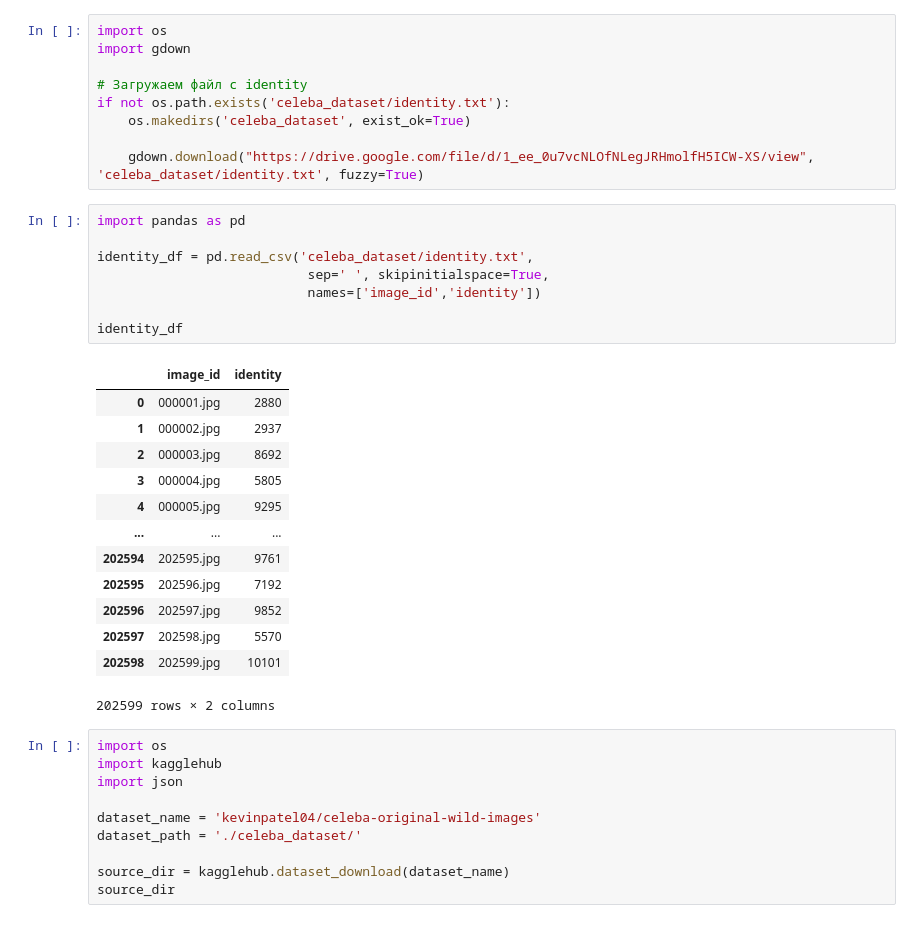
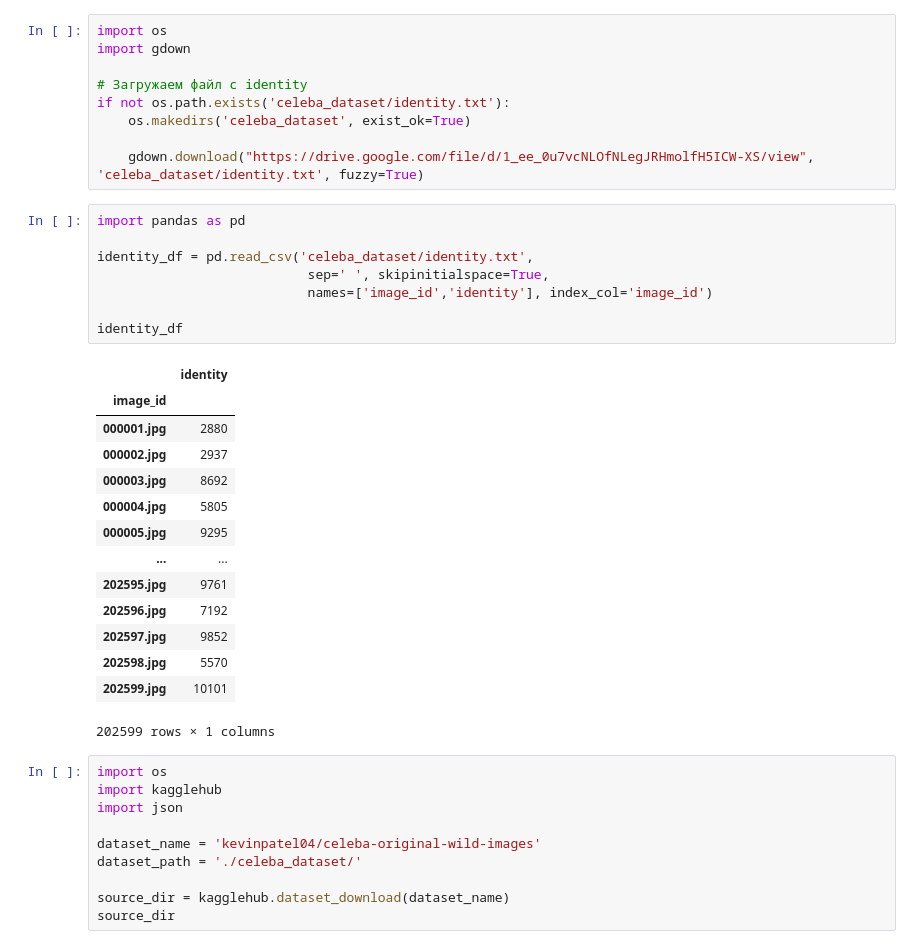
Before and after one commit to dukei/dls-fr, a Jupyter notebook: DLS-project-FR-2_PrepareDataset.ipynb, the cells around one changed output. Drawn from its saved outputs; the diff is of its cells as text.

```diff
--- a/DLS-project-FR-2_PrepareDataset.ipynb
+++ b/DLS-project-FR-2_PrepareDataset.ipynb
@@ -24,25 +24,26 @@ if not os.path.exists('celeba_dataset/identity.txt'):
 # %%
 import pandas as pd
 
 identity_df = pd.read_csv('celeba_dataset/identity.txt',
                            sep=' ', skipinitialspace=True,
-                           names=['image_id','identity'])
+                           names=['image_id','identity'], index_col='image_id')
 
 identity_df
 # %% [output]
-|  | image_id | identity |
-| 0 | 000001.jpg | 2880 |
-| 1 | 000002.jpg | 2937 |
-| 2 | 000003.jpg | 8692 |
-| 3 | 000004.jpg | 5805 |
-| 4 | 000005.jpg | 9295 |
-| ... | ... | ... |
-| 202594 | 202595.jpg | 9761 |
-| 202595 | 202596.jpg | 7192 |
-| 202596 | 202597.jpg | 9852 |
-| 202597 | 202598.jpg | 5570 |
-| 202598 | 202599.jpg | 10101 |
+|  | identity |
+| image_id |  |
+| 000001.jpg | 2880 |
+| 000002.jpg | 2937 |
+| 000003.jpg | 8692 |
+| 000004.jpg | 5805 |
+| 000005.jpg | 9295 |
+| ... | ... |
+| 202595.jpg | 9761 |
+| 202596.jpg | 7192 |
+| 202597.jpg | 9852 |
+| 202598.jpg | 5570 |
+| 202599.jpg | 10101 |
-202599 rows × 2 columns
+202599 rows × 1 columns
 # %%
 import os
 import kagglehub
```
Also changed, not shown: parts of 86 cells of this notebook.
